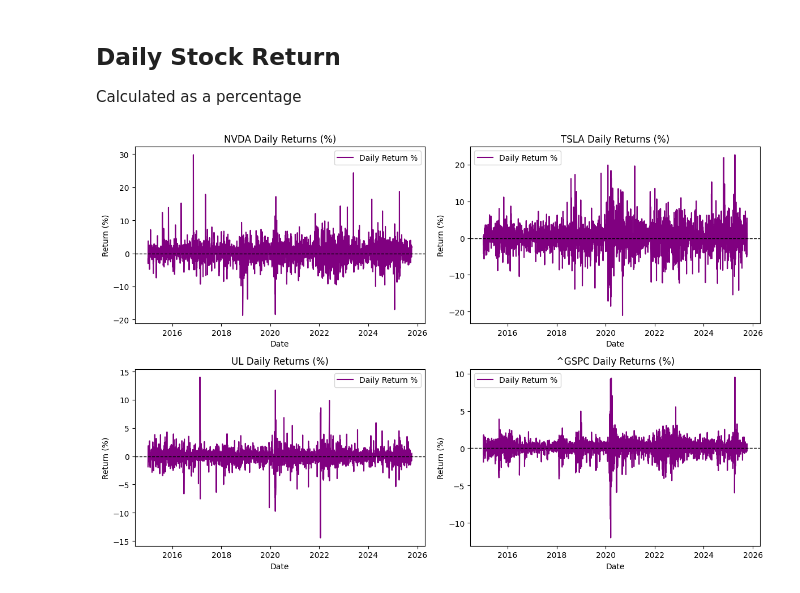
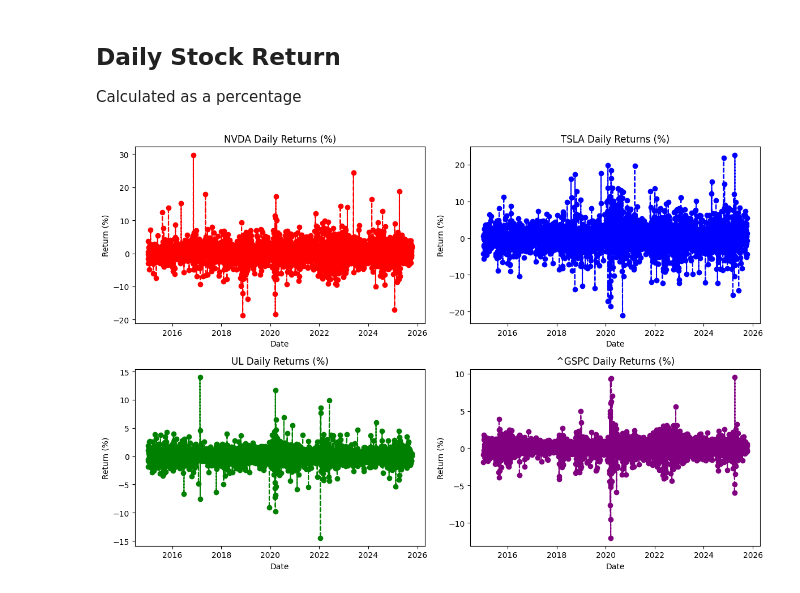
Before and after one commit to hjmoore67/AI-Coursework-Uni, a Jupyter notebook: uni-ai-coursework.ipynb, the cells around one changed output. Cells and saved outputs as stored; diff of their text form; code cells hidden in the pictures.

```diff
--- a/uni-ai-coursework.ipynb
+++ b/uni-ai-coursework.ipynb
@@ -430,24 +434,23 @@ Calculated as a percentage
 # %%
 plt.figure(figsize=(12, 8))
 plt.subplots_adjust(top=1.25, bottom=1.2)
 
 for i, ticker in enumerate(tickers, 1):
     plt.subplot(2, 2, i)
     data = combined_df[combined_df['Ticker'] == ticker].copy()
     data = data.sort_values('Date')
 
     # Calculate daily percentage return
     data['Daily_Return_%'] = data['Close'].pct_change() * 100
 
     # Plot daily returns
-    plt.plot(data['Date'], data['Daily_Return_%'], label='Daily Return %', color='purple')
-    plt.axhline(0, color='black', linewidth=1, linestyle='--')
+    plt.plot(data['Date'], data['Daily_Return_%'], linestyle='--', marker='o', color=colorlist[i-1])
 
     plt.title(f"{ticker} Daily Returns (%)")
     plt.xlabel('Date')
     plt.ylabel('Return (%)')
-    plt.legend()
+
 
 plt.tight_layout()
 # %% [output]
-[figure, old version]
+[figure, new version]
```
Also changed, not shown: parts of 10 cells of this notebook.
